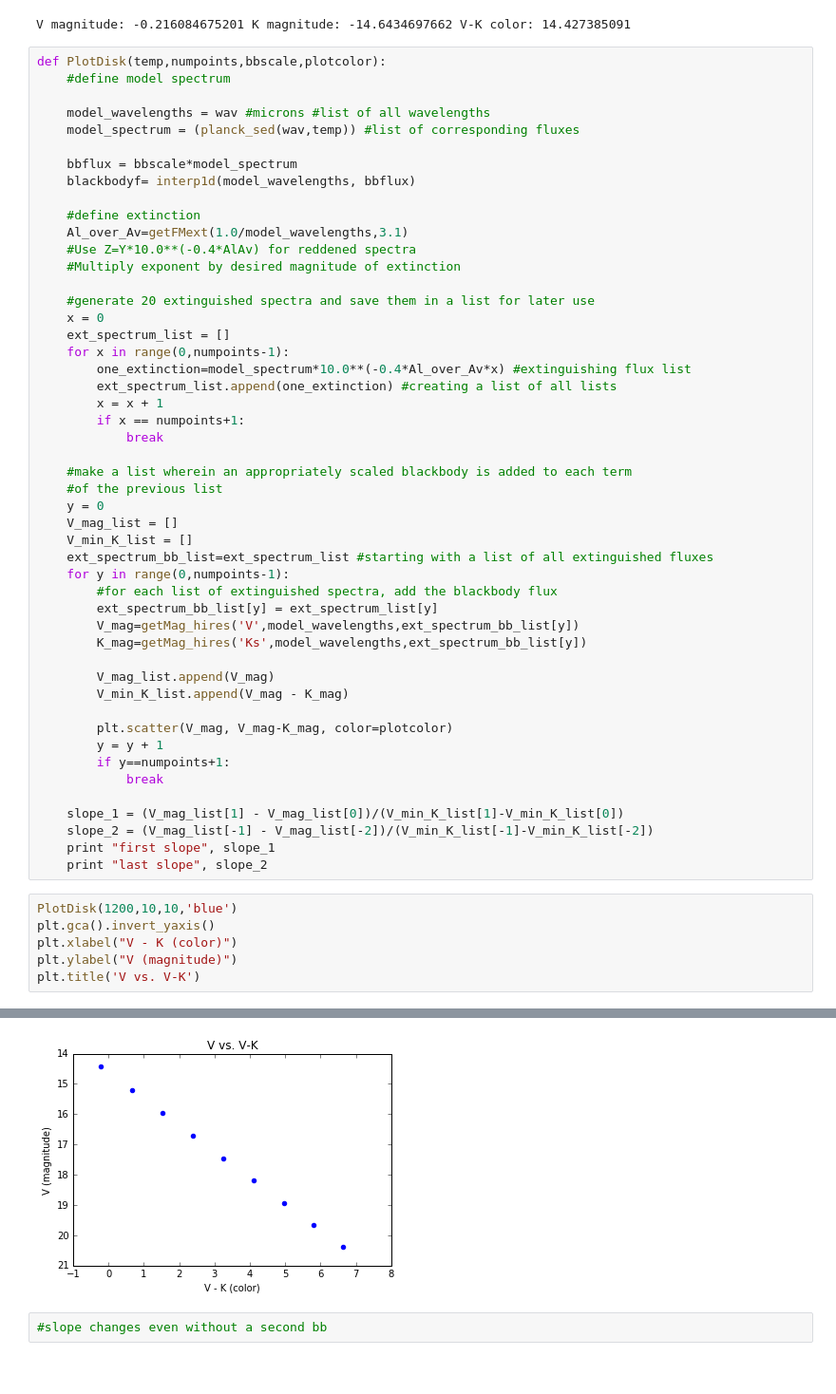
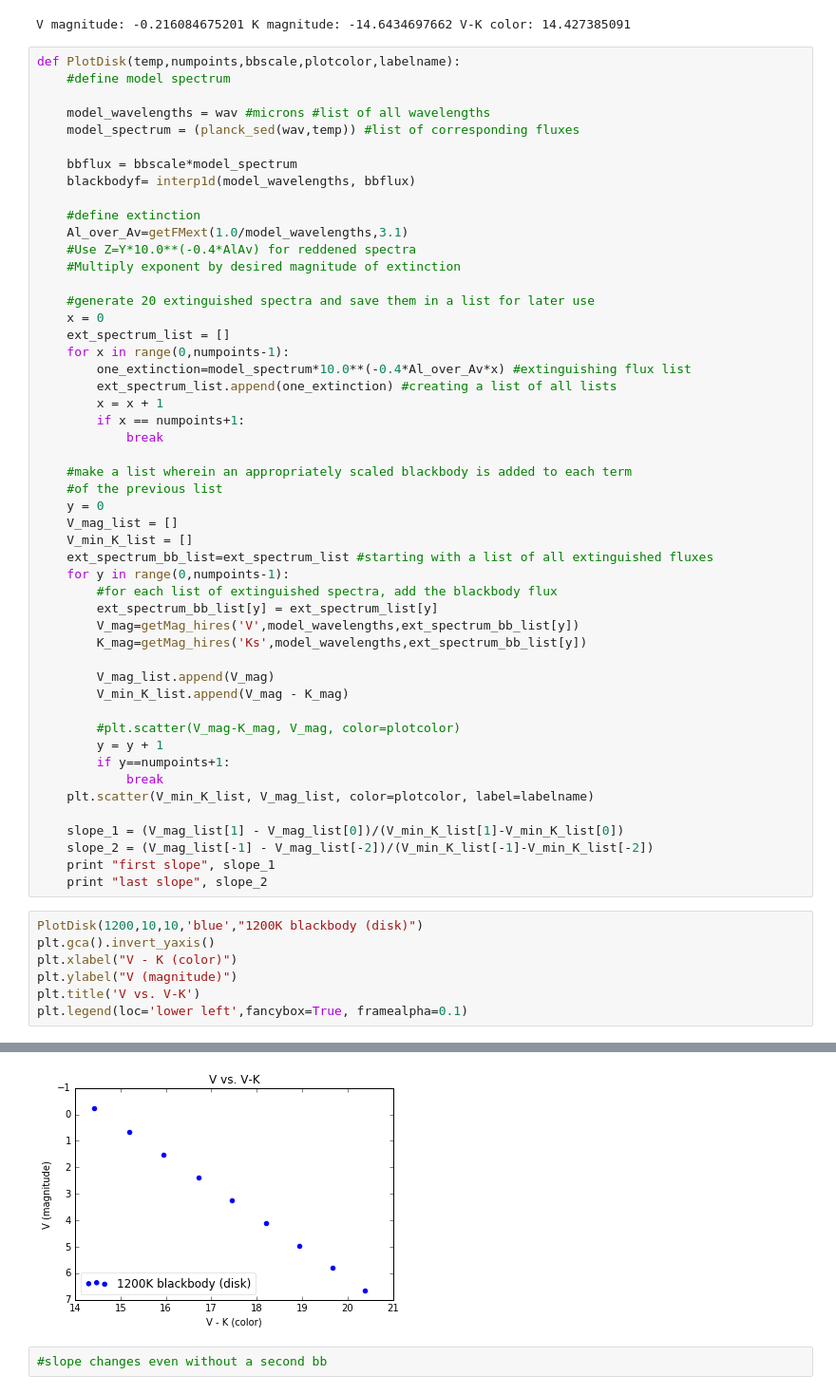
Before and after one commit to ojalae/initial-photometry, a Jupyter notebook: Plotting Colors For Extinguished Spectra 2.ipynb, the cells around one changed output, grey strips where cells are left out. Shown at 95% size. Drawn from its saved outputs; the diff is of its cells as text.

```diff
--- a/Plotting Colors For Extinguished Spectra 2.ipynb
+++ b/Plotting Colors For Extinguished Spectra 2.ipynb
@@ -388,7 +427,7 @@ print "V magnitude:",Vmag,"K magnitude:", Kmag,"V-K color:", VminKmag
 # %% [output]
 V magnitude: -0.216084675201 K magnitude: -14.6434697662 V-K color: 14.427385091
 # %%
-def PlotDisk(temp,numpoints,bbscale,plotcolor):
+def PlotDisk(temp,numpoints,bbscale,plotcolor,labelname):
     #define model spectrum
 
     model_wavelengths = wav #microns #list of all wavelengths
@@ -427,21 +466,23 @@ def PlotDisk(temp,numpoints,bbscale,plotcolor):
         V_mag_list.append(V_mag)
         V_min_K_list.append(V_mag - K_mag)
 
-        plt.scatter(V_mag, V_mag-K_mag, color=plotcolor)
+        #plt.scatter(V_mag-K_mag, V_mag, color=plotcolor)
         y = y + 1
         if y==numpoints+1:
             break
+    plt.scatter(V_min_K_list, V_mag_list, color=plotcolor, label=labelname)
 
     slope_1 = (V_mag_list[1] - V_mag_list[0])/(V_min_K_list[1]-V_min_K_list[0])
     slope_2 = (V_mag_list[-1] - V_mag_list[-2])/(V_min_K_list[-1]-V_min_K_list[-2])
     print "first slope", slope_1
     print "last slope", slope_2
 # %%
-PlotDisk(1200,10,10,'blue')
+PlotDisk(1200,10,10,'blue',"1200K blackbody (disk)")
 plt.gca().invert_yaxis()
 plt.xlabel("V - K (color)")
 plt.ylabel("V (magnitude)")
 plt.title('V vs. V-K')
+plt.legend(loc='lower left',fancybox=True, framealpha=0.1)
 # %% [output]
 first slope 1.14531457749
 last slope 1.15393882401
@@ -449,3 +490,3 @@ last slope 1.15393882401
-[figure, old version]
+[figure, new version]
 # %%
 #slope changes even without a second bb
```
Also changed, not shown: parts of 5 cells of this notebook.
